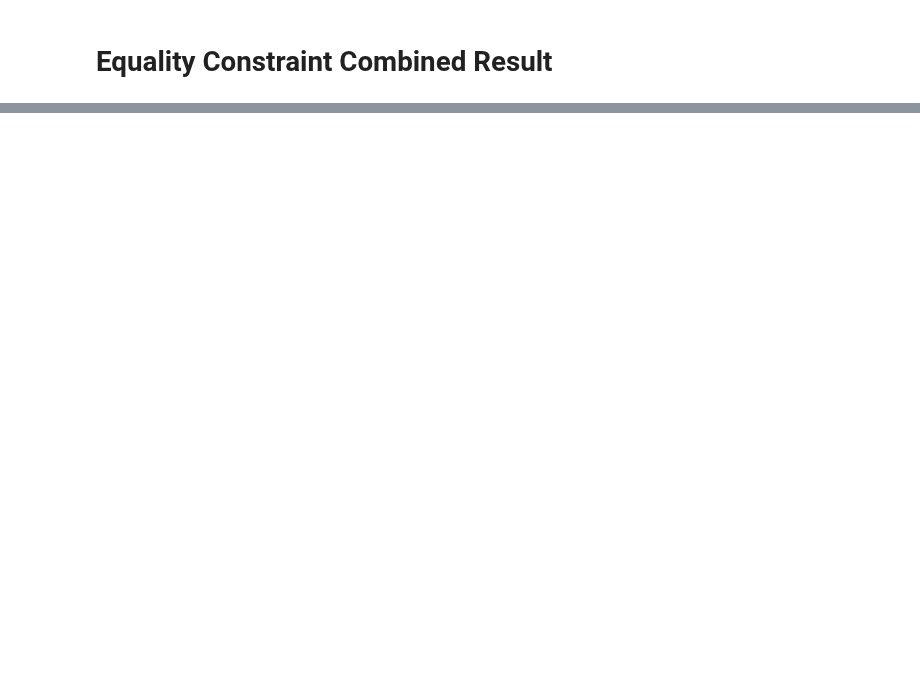
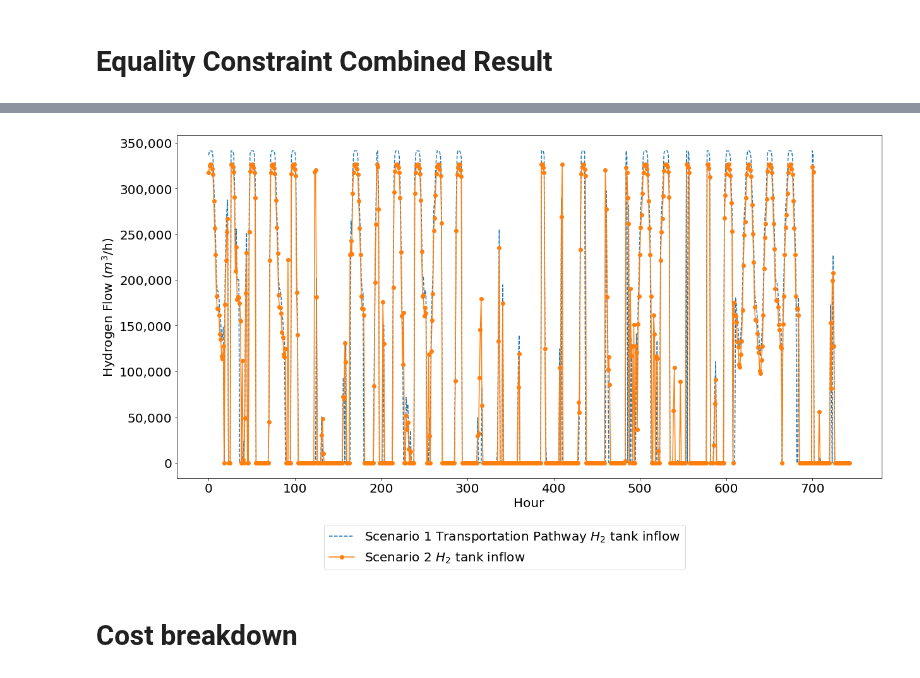
Before and after one commit to lewisjko/FYDP, a Jupyter notebook: FYDP.ipynb, the cells around one changed output, grey strips where cells are left out. Saved outputs shown, nothing was run; the diff lists cells and outputs as text; code cells hidden in the pictures; blank space fills up the shorter version.

```diff
--- a/FYDP.ipynb
+++ b/FYDP.ipynb
@@ -8112,24 +12865,0 @@ for col_name in ['N_electrolyzer','N_booster','N_prestorage','N_tank','total_cos
-# %%
-H2_1_list = []
-H2_2_list = []
-H2_3_list = []
-H2_4_list = []
-
-for df in [equality_result_demand_factor_1_5, equality_result_demand_factor_1_10, equality_result_demand_factor_15_5, equality_result_demand_factor_15_10, equality_result_demand_factor_18_5, equality_result_demand_factor_18_10]:
-
-    H2_1_df = create_var_df_from_result(df,'H2_1_',hour_str='Y')
-    H2_1_list.append(H2_1_df['value'].sum())
-
-    H2_2_df = create_var_df_from_result(df,'H2_2_',hour_str='Y')
-    H2_2_list.append(H2_2_df['value'].sum())
-
-    H2_3_df = create_var_df_from_result(df,'H2_3_',hour_str='Y')
-    H2_3_list.append(H2_3_df['value'].sum())
-
-    H2_4_df = create_var_df_from_result(df,'H2_4_',hour_str='Y')
-    H2_4_list.append(H2_4_df['value'].sum())
-
-
-# H2_summary = pd.DataFrame({'phi' : phi_list,'RNG' : H2_1_list, 'HENG' : H2_2_list, 'Transportation' : H2_3_list, 'Industry' : H2_4_list})
-# H2_summary.set_index('phi',inplace=True)
-# display(H2_summary)
@@ -8186,0 +12905,22 @@ The distribution is the same across all results because the demands are fixed
+# %%
+H2_tank_in_trans = create_var_df_from_result(trans_eq_5,'H2_tank_in_3_',hour_str='Y')['value'].tolist()
+H2_tank_in_combined = create_var_df_from_result(equality_result_demand_factor_1_5,'H2_tank_in_',hour_str='Y')['value'].tolist()
+
+
+fig, ax = plt.subplots(1, 1, figsize=(20, 10))
+ax.get_yaxis().set_major_formatter(plt.FuncFormatter(lambda x, loc: "{:,}".format(int(x))))
+
+plt.xlabel('Hour',fontsize=20)
+plt.ylabel('Hydrogen Flow ($m^3$/h)', fontsize =20)
+plt.tick_params(axis='both', which='major', labelsize=20)
+plt.plot(list(range(0,744)), H2_tank_in_trans[0:744],linestyle='--')
+plt.plot(list(range(0,744)), H2_tank_in_combined[0:744], marker='o')
+plt.legend(['Scenario 1 Transportation Pathway $H_2$ tank inflow',
+            'Scenario 2 $H_2$ tank inflow'],loc='center left', bbox_to_anchor=(0.2, -0.2),prop={'size': 20})
+
+
+plt.show()
+# %% [output]
+[figure, added]
+# %% [markdown]
+# Cost breakdown
```
Also changed, not shown: parts of 128 cells of this notebook.
